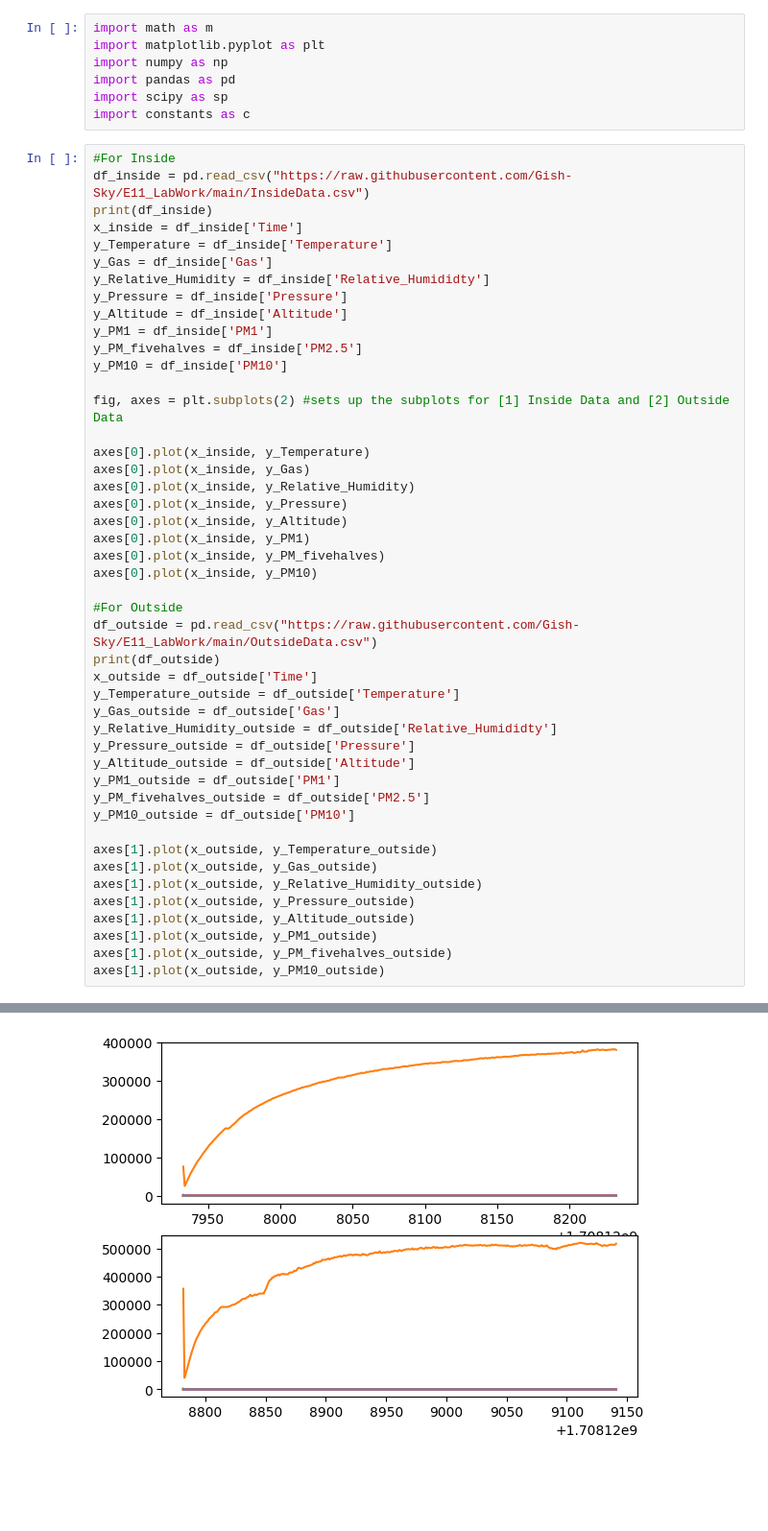
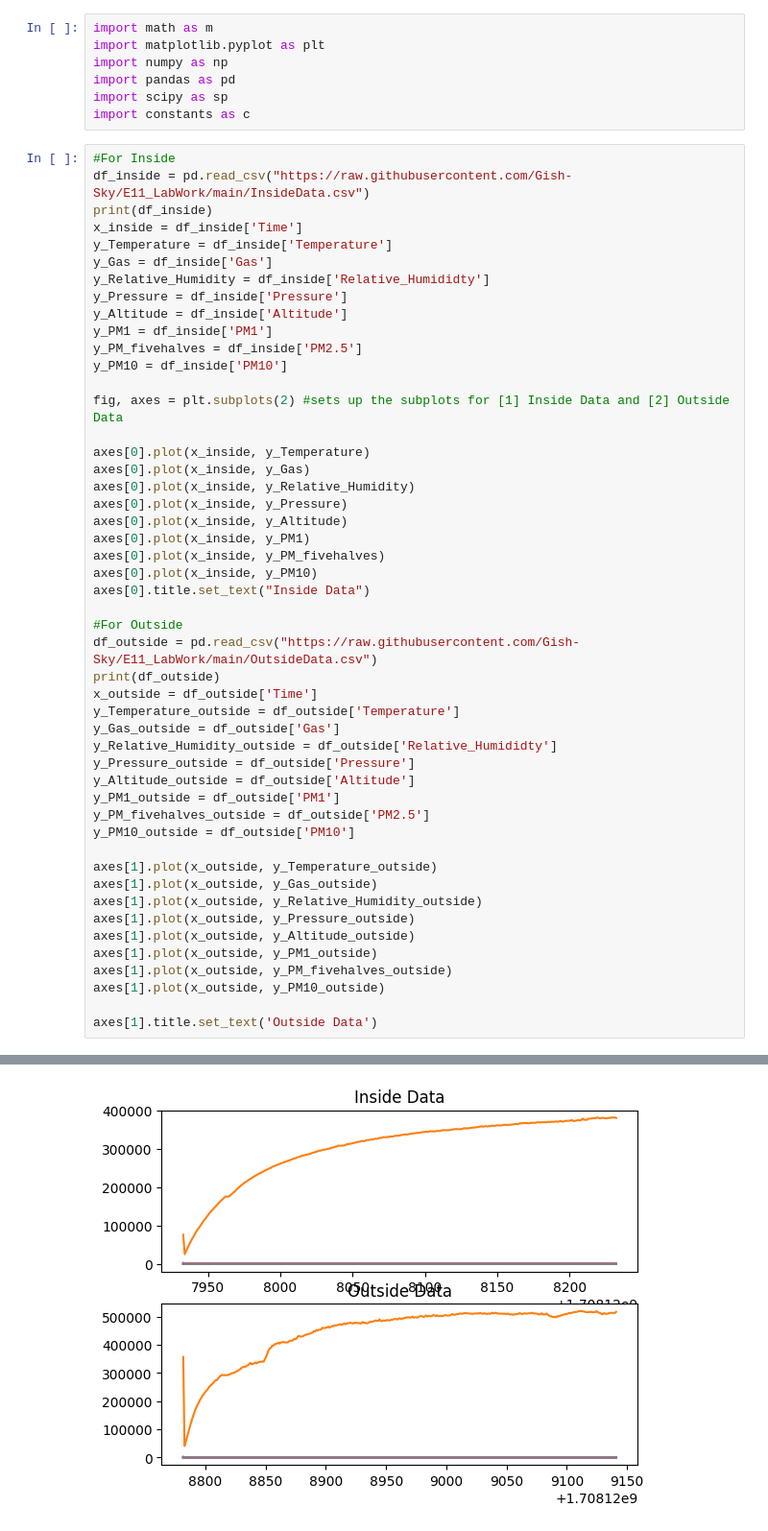
Before and after one commit to Gish-Sky/E11_LabWork, a Jupyter notebook: Week5_Analysis.ipynb, the cells around one changed output, grey strips where cells are left out. Shown: that part at 96% size. Saved outputs shown, nothing was run; the diff lists cells and outputs as text; blank space fills up the shorter version.

```diff
--- a/Week5_Analysis.ipynb
+++ b/Week5_Analysis.ipynb
@@ -29,6 +29,7 @@ axes[0].plot(x_inside, y_Altitude)
 axes[0].plot(x_inside, y_PM1)
 axes[0].plot(x_inside, y_PM_fivehalves)
 axes[0].plot(x_inside, y_PM10)
+axes[0].title.set_text("Inside Data")
 
 #For Outside
 df_outside = pd.read_csv("https://raw.githubusercontent.com/Gish-Sky/E11_LabWork/main/OutsideData.csv")
@@ -51,6 +52,8 @@ axes[1].plot(x_outside, y_Altitude_outside)
 axes[1].plot(x_outside, y_PM1_outside)
 axes[1].plot(x_outside, y_PM_fivehalves_outside)
 axes[1].plot(x_outside, y_PM10_outside)
+
+axes[1].title.set_text('Outside Data')
 # %% [output]
              Time  Temperature     Gas  Relative_Humididty     Pressure
 0    1.708128e+09    33.914766   76275          100.000000   698.528280  \
@@ -73,4 +75,4 @@ axes[1].plot(x_outside, y_PM10_outside)
-[figure, old version]
+[figure, new version]
 # %%
 fig2, axes = plt.subplots(8)
 
```
Also changed, not shown: parts of 4 cells of this notebook.
